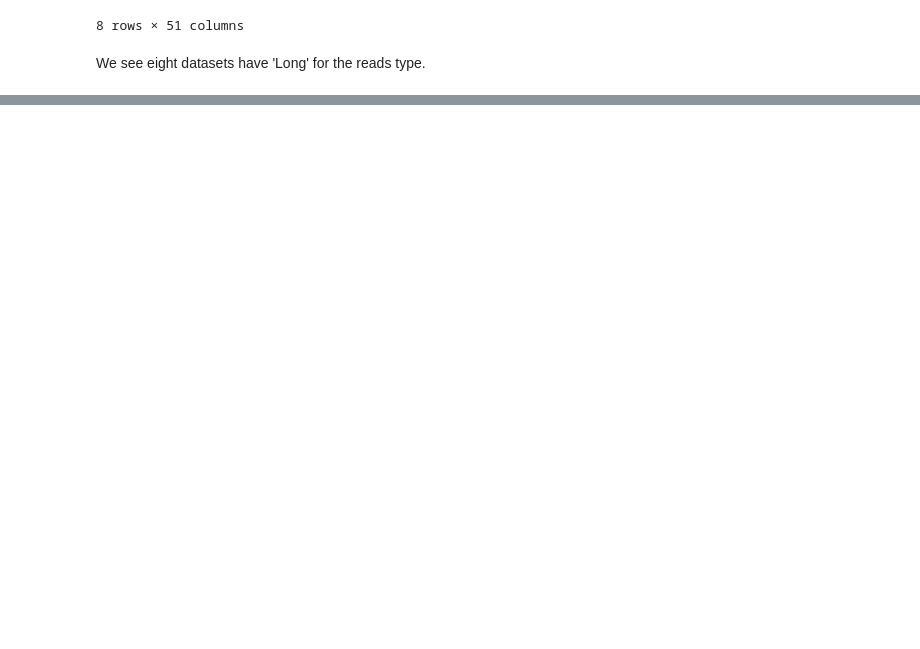
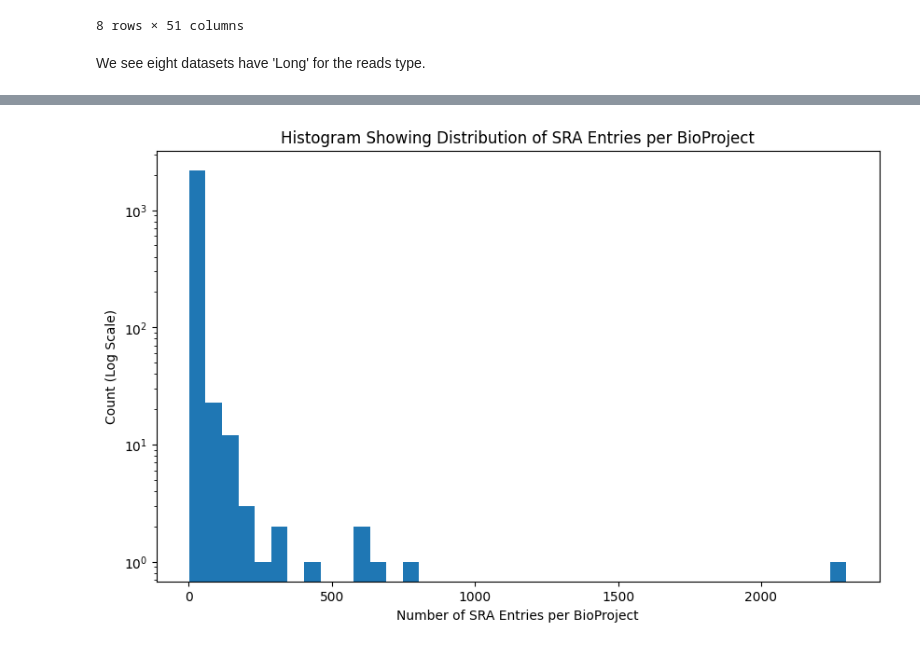
Before and after one commit to fomightez/logan_results_analysis-binder, a Jupyter notebook: notebooks/Selecting_Logan_Search_results_by_Sequencing_Technology_using_Python_in_Jupyter.ipynb, the cells around one changed output, grey strips where cells are left out. Saved outputs shown, nothing was run; the diff lists cells and outputs as text; code cells hidden in the pictures; blank space fills up the shorter version.

Commit message:
add BioProject referencing

```diff
--- a/notebooks/Selecting_Logan_Search_results_by_Sequencing_Technology_using_Python_in_Jupyter.ipynb
+++ b/notebooks/Selecting_Logan_Search_results_by_Sequencing_Technology_using_Python_in_Jupyter.ipynb
@@ -122,0 +144,26 @@ Enjoy!
+# %%
+import matplotlib.pyplot as plt
+import seaborn as sns
+import numpy as np
+import pandas as pd
+
+df = alt_SJ_df
+
+# Calculate SRA entries per BioProject
+bioproject_counts = df['bioproject'].value_counts()
+
+# Create a DataFrame for plotting
+plot_data = pd.DataFrame({'bioproject_counts': bioproject_counts.values})
+
+#print("Data Distribution:")
+#print(plot_data['bioproject_counts'].describe())
+
+plt.figure(figsize=(10, 6))
+plt.hist(plot_data['bioproject_counts'], bins=40, log=True)
+plt.title('Matplotlib log=True')
+plt.title('Histogram Showing Distribution of SRA Entries per BioProject')
+plt.xlabel('Number of SRA Entries per BioProject')
+plt.ylabel('Count (Log Scale)')
+plt.show()
+# %% [output]
+[figure, added]
```
Also changed, not shown: parts of 5 cells of this notebook.
